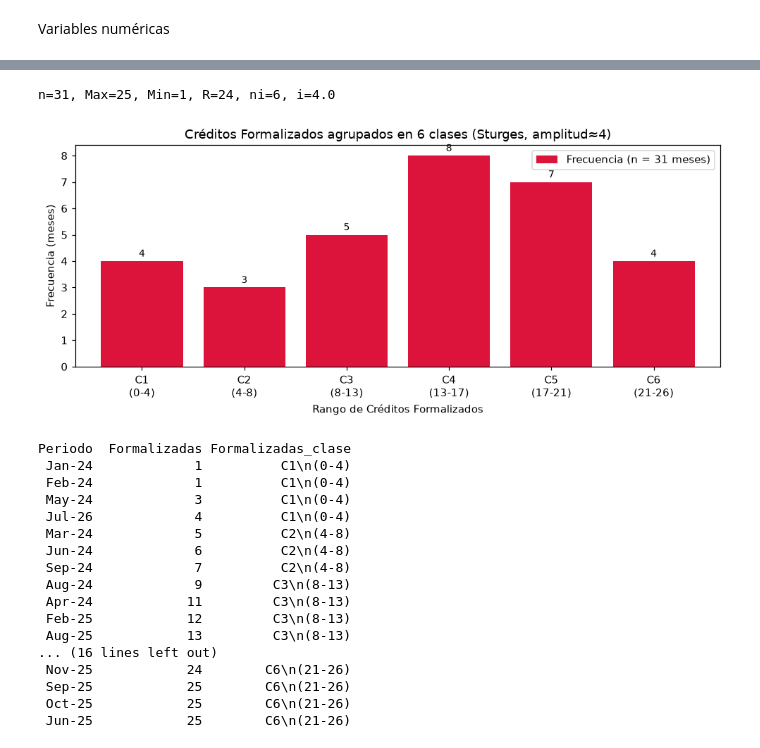
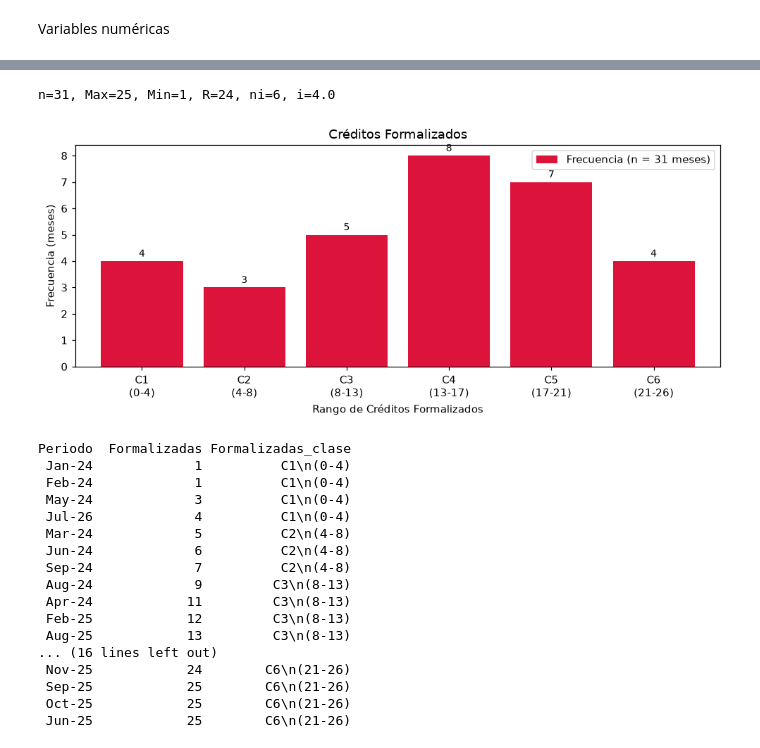
Before and after one commit to a01739713-jpg/Actividad4_Extraccioncaractersticas, a Jupyter notebook: Actividad4.2/codigo.ipynb, the cells around one changed output, grey strips where cells are left out. Saved outputs shown, nothing was run; the diff lists cells and outputs as text; code cells hidden in the pictures.

```diff
--- a/Actividad4.2/codigo.ipynb
+++ b/Actividad4.2/codigo.ipynb
@@ -251,32 +251,32 @@ Periodo  Pct_Aprobacion Pct_Aprobacion_clase
 # %%
 col = 'Formalizadas'
 n = sdc[col].count()
 Max = sdc[col].max(); Min = sdc[col].min()
 R = Max - Min
 ni = int(round(1 + 3.32*np.log10(n)))
 i = R/ni
 print(f"n={n}, Max={Max}, Min={Min}, R={R}, ni={ni}, i={round(i,2)}")
 
 intervalos = np.linspace(Min-1, Max+1, ni+1)
 categorias = [f"C{k+1}\n({int(intervalos[k])}-{int(intervalos[k+1])})" for k in range(ni)]
 sdc[f'{col}_clase'] = pd.cut(sdc[col], bins=intervalos, labels=categorias)
 
 Tabla_freq = sdc[f'{col}_clase'].value_counts().sort_index().reset_index()
 Tabla_freq.columns = ['Clase', 'count']
 Filtro_index = Tabla_freq.set_index('Clase')
 Filtro_index.columns = [f'Frecuencia (n = {n} meses)']
 
 ax = Filtro_index.plot(kind='bar', width=0.8, color='crimson', figsize=(9,4), legend=True, rot=0)
-plt.title(f'Créditos Formalizados agrupados en {ni} clases (Sturges, amplitud≈{round(i)})')
+plt.title(f'Créditos Formalizados')
 plt.xlabel('Rango de Créditos Formalizados'); plt.ylabel('Frecuencia (meses)')
 etiquetar_barras(ax)
 plt.tight_layout(); plt.show()
 
 # Tabla de referencia
 print(sdc[['Periodo', col, f'{col}_clase']].sort_values(col).to_string(index=False))
 # %% [output]
 n=31, Max=25, Min=1, R=24, ni=6, i=4.0
-[figure, old version]
+[figure, new version]
 Periodo  Formalizadas Formalizadas_clase
  Jan-24             1          C1\n(0-4)
  Feb-24             1          C1\n(0-4)
```
Also changed, not shown: parts of 4 cells of this notebook.
